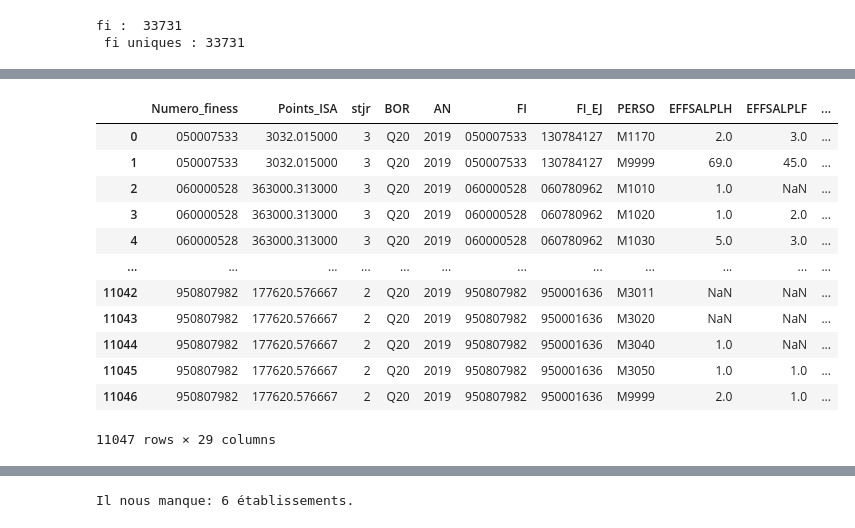
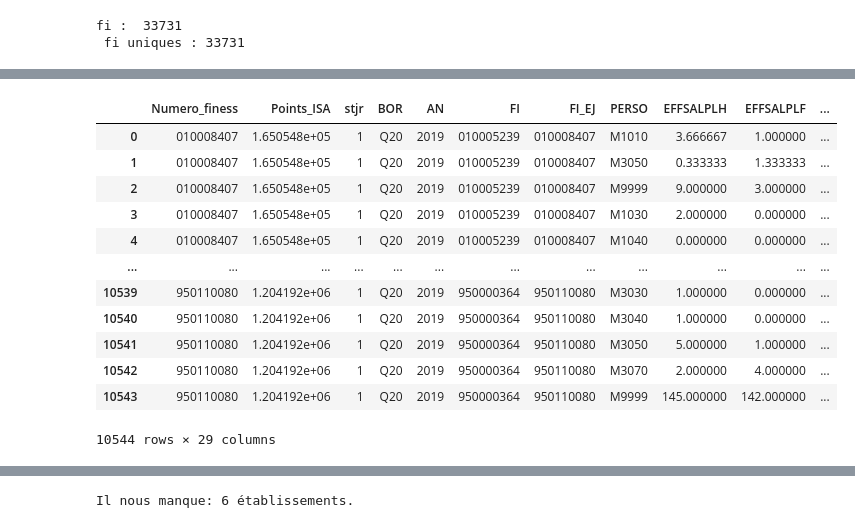
Before and after one commit to VincianeDesbois/Hopitaux_Production, a Jupyter notebook: Variables_explicatives.ipynb, the cells around one changed output, grey strips where cells are left out. Saved outputs shown, nothing was run; the diff lists cells and outputs as text; code cells hidden in the pictures.

```diff
--- a/Variables_explicatives.ipynb
+++ b/Variables_explicatives.ipynb
@@ -91,0 +168,3 @@ fi_ej :  33731
+# %%
+Q20_id = pd.merge(Q20, Q20_group_fiej, left_on = ["FI_EJ", "PERSO"], right_on = ["FI_EJ", "PERSO"], how="inner")
+Q20_id
@@ -92 +185,4 @@ fi_ej :  33731
+# %%
+Q20_doublon = Q20_id[(Q20_id.Nb_doublons_fiej > 1)]
+Q20_2 = Q20_id[~(Q20_id.Nb_doublons_fiej > 1)]
 # %%
@@ -159,20 +226,23 @@ See the caveats in the documentation: https://pandas.pydata.org/pandas-docs/stab
+# %%
+Q20_fiej_tot = pd.concat([Q20_doublon, Q20_2])
 # %%
-df_Q20_fi = pd.DataFrame(Q20)
-df_Q20_fi.drop_duplicates(subset= "FI_PERSO", keep = 'first', inplace=True)
+#On garde la première ligne
+df_Q20_fiej = pd.DataFrame(Q20_fiej_tot)
+df_Q20_fiej.drop_duplicates(subset= "id_fiej_perso", keep = 'first', inplace=True)
 # %%
-Q20_fi=pd.merge(ISA, df_Q20_fi, left_on = ['Numero_finess'], right_on = ['FI'],how='inner')
-Q20_fi
+Q20_fiej =pd.merge(ISA, df_Q20_fiej, left_on = ['Numero_finess'], right_on = ['FI_EJ'],how='inner')
+Q20_fiej
 # %% [output]
 |  | Numero_finess | Points_ISA | stjr | BOR | AN | FI | FI_EJ | PERSO | EFFSALPLH | EFFSALPLF | ... |
-| 0 | 050007533 | 3032.015000 | 3 | Q20 | 2019 | 050007533 | 130784127 | M1170 | 2.0 | 3.0 | ... |
-| 1 | 050007533 | 3032.015000 | 3 | Q20 | 2019 | 050007533 | 130784127 | M9999 | 69.0 | 45.0 | ... |
-| 2 | 060000528 | 363000.313000 | 3 | Q20 | 2019 | 060000528 | 060780962 | M1010 | 1.0 | NaN | ... |
-| 3 | 060000528 | 363000.313000 | 3 | Q20 | 2019 | 060000528 | 060780962 | M1020 | 1.0 | 2.0 | ... |
-| 4 | 060000528 | 363000.313000 | 3 | Q20 | 2019 | 060000528 | 060780962 | M1030 | 5.0 | 3.0 | ... |
+| 0 | 010008407 | 1.650548e+05 | 1 | Q20 | 2019 | 010005239 | 010008407 | M1010 | 3.666667 | 1.000000 | ... |
+| 1 | 010008407 | 1.650548e+05 | 1 | Q20 | 2019 | 010005239 | 010008407 | M3050 | 0.333333 | 1.333333 | ... |
+| 2 | 010008407 | 1.650548e+05 | 1 | Q20 | 2019 | 010005239 | 010008407 | M9999 | 9.000000 | 3.000000 | ... |
+| 3 | 010008407 | 1.650548e+05 | 1 | Q20 | 2019 | 010005239 | 010008407 | M1030 | 2.000000 | 0.000000 | ... |
+| 4 | 010008407 | 1.650548e+05 | 1 | Q20 | 2019 | 010005239 | 010008407 | M1040 | 0.000000 | 0.000000 | ... |
 | ... | ... | ... | ... | ... | ... | ... | ... | ... | ... | ... | ... |
-| 11042 | 950807982 | 177620.576667 | 2 | Q20 | 2019 | 950807982 | 950001636 | M3011 | NaN | NaN | ... |
-| 11043 | 950807982 | 177620.576667 | 2 | Q20 | 2019 | 950807982 | 950001636 | M3020 | NaN | NaN | ... |
-| 11044 | 950807982 | 177620.576667 | 2 | Q20 | 2019 | 950807982 | 950001636 | M3040 | 1.0 | NaN | ... |
-| 11045 | 950807982 | 177620.576667 | 2 | Q20 | 2019 | 950807982 | 950001636 | M3050 | 1.0 | 1.0 | ... |
-| 11046 | 950807982 | 177620.576667 | 2 | Q20 | 2019 | 950807982 | 950001636 | M9999 | 2.0 | 1.0 | ... |
+| 10539 | 950110080 | 1.204192e+06 | 1 | Q20 | 2019 | 950000364 | 950110080 | M3030 | 1.000000 | 0.000000 | ... |
+| 10540 | 950110080 | 1.204192e+06 | 1 | Q20 | 2019 | 950000364 | 950110080 | M3040 | 1.000000 | 0.000000 | ... |
+| 10541 | 950110080 | 1.204192e+06 | 1 | Q20 | 2019 | 950000364 | 950110080 | M3050 | 5.000000 | 1.000000 | ... |
+| 10542 | 950110080 | 1.204192e+06 | 1 | Q20 | 2019 | 950000364 | 950110080 | M3070 | 2.000000 | 4.000000 | ... |
+| 10543 | 950110080 | 1.204192e+06 | 1 | Q20 | 2019 | 950000364 | 950110080 | M9999 | 145.000000 | 142.000000 | ... |
-11047 rows × 29 columns
+10544 rows × 29 columns
```
Also changed, not shown: parts of 129 cells of this notebook.
